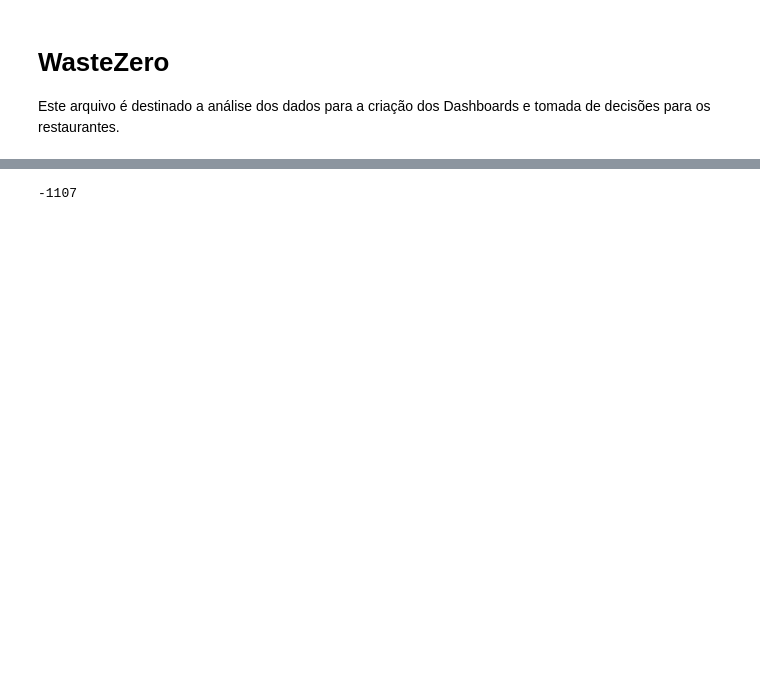
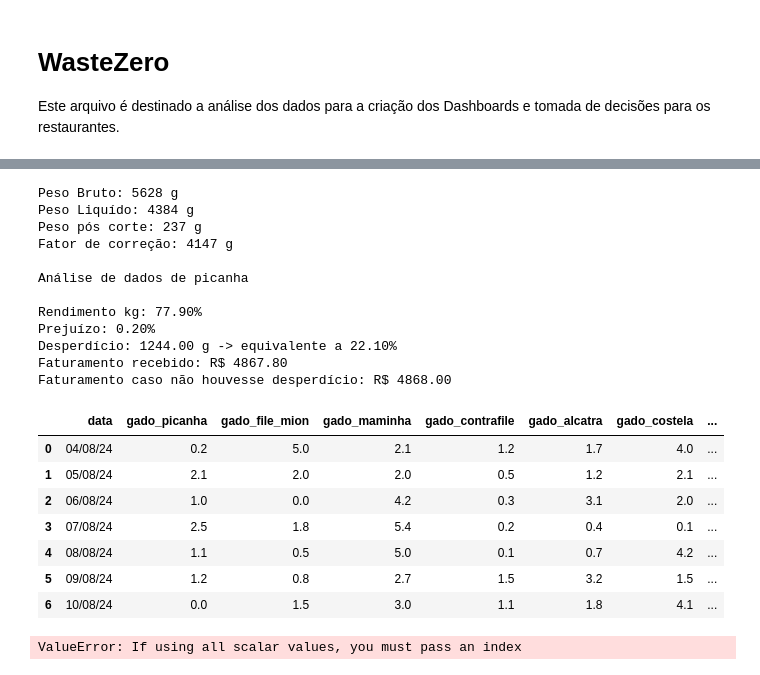
Before and after one commit to brunacostaz/Visight--backend, a Jupyter notebook: notebooks/analise.ipynb, the cells around one changed output, grey strips where cells are left out. Saved outputs shown, nothing was run; the diff lists cells and outputs as text; code cells hidden in the pictures; blank space fills up the shorter version.

Commit message:
criação dos gráficos para despezas e tentativa de criar para o faturamento e prejuizo (muitos erros nesse aqui)

```diff
--- a/notebooks/analise.ipynb
+++ b/notebooks/analise.ipynb
@@ -83,5 +80,27 @@ for coluna in df_precos_alimentos.columns:
     fig_preco_meses.show()
 # %%
 from main import rendimento, prejuizo, desperdicio, percentual_desperdicio
+
+descarte_por_kg = criar_dataframe(base_dados['descarte_por_kg'])
+display(descarte_por_kg)
 # %% [output]
--1107
+Peso Bruto: 5628 g
+Peso Liquído: 4384 g
+Peso pós corte: 237 g
+Fator de correção: 4147 g
+
+Análise de dados de picanha
+
+Rendimento kg: 77.90%
+Prejuízo: 0.20%
+Desperdício: 1244.00 g -> equivalente a 22.10%
+Faturamento recebido: R$ 4867.80
+Faturamento caso não houvesse desperdício: R$ 4868.00
+|  | data | gado_picanha | gado_file_mion | gado_maminha | gado_contrafile | gado_alcatra | gado_costela | ... |
+| 0 | 04/08/24 | 0.2 | 5.0 | 2.1 | 1.2 | 1.7 | 4.0 | ... |
+| 1 | 05/08/24 | 2.1 | 2.0 | 2.0 | 0.5 | 1.2 | 2.1 | ... |
+| 2 | 06/08/24 | 1.0 | 0.0 | 4.2 | 0.3 | 3.1 | 2.0 | ... |
+| 3 | 07/08/24 | 2.5 | 1.8 | 5.4 | 0.2 | 0.4 | 0.1 | ... |
+| 4 | 08/08/24 | 1.1 | 0.5 | 5.0 | 0.1 | 0.7 | 4.2 | ... |
+| 5 | 09/08/24 | 1.2 | 0.8 | 2.7 | 1.5 | 3.2 | 1.5 | ... |
+| 6 | 10/08/24 | 0.0 | 1.5 | 3.0 | 1.1 | 1.8 | 4.1 | ... |
@@ -87,0 +110,17 @@ from main import rendimento, prejuizo, desperdicio, percentual_desperdicio
+# %%
+src_path = "../src"
+sys.path.append(os.path.abspath(src_path))
+from main import rendimento, desperdicio, prejuizo, faturamento, faturamento_ideal, alimento
+
+dados_analiticos = pd.DataFrame({
+    'tipo_alimento': alimento,
+    'fat': faturamento,
+    'prej': prejuizo
+})
+
+print(dados_analiticos)
+
+fig_ganho_perda = px.bar(dados_analiticos, x='tipo_alimento', y=['fat', 'prej'], barmode='group')
+fig_ganho_perda.show()
+# %% [output]
+ValueError: If using all scalar values, you must pass an index
```
Also changed, not shown: parts of 3 cells of this notebook.
